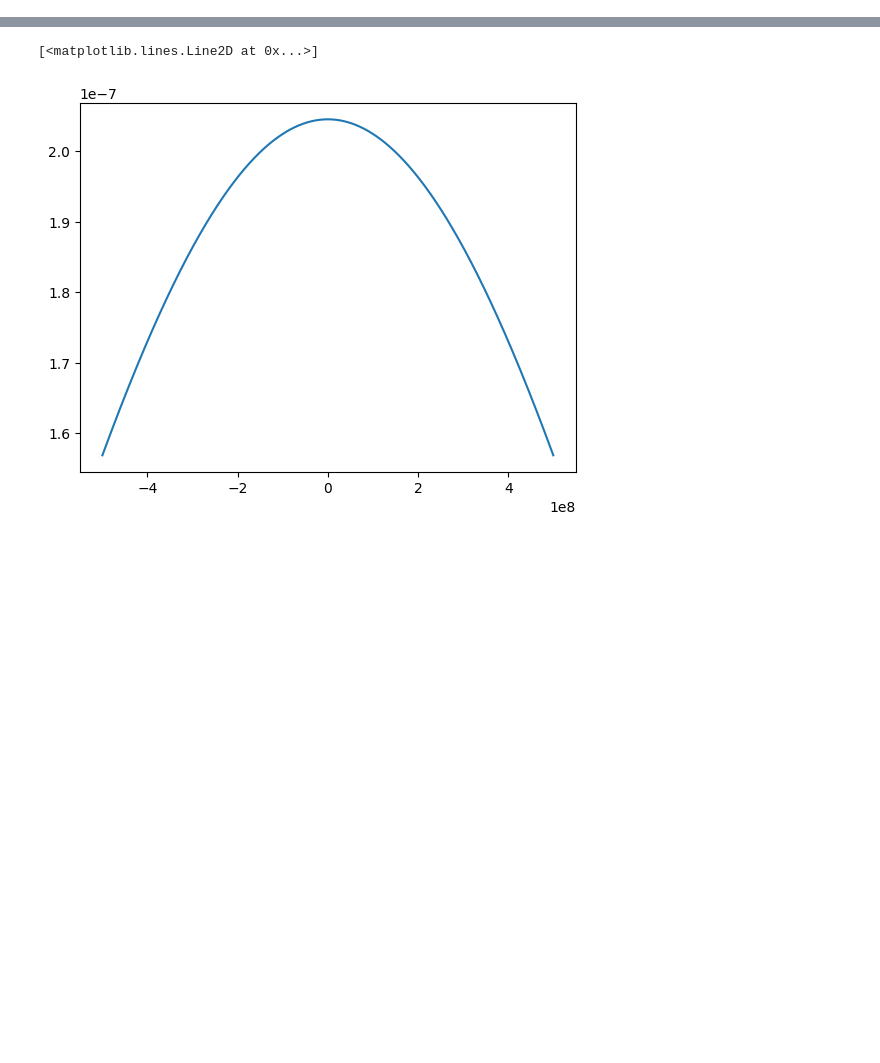
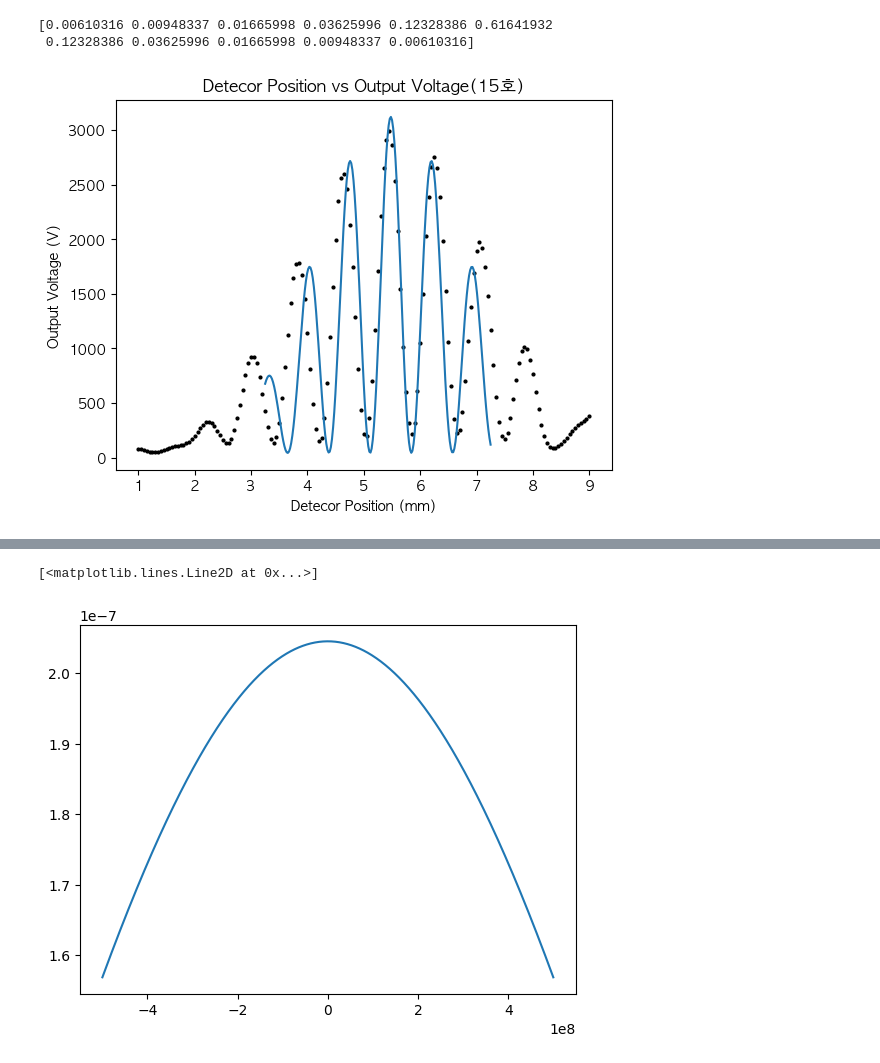
Before and after one commit to IntermidiatePhysicsExperiment/Single-Photon-Interference, a Jupyter notebook: EDA/Slit.ipynb, the cells around one changed output, grey strips where cells are left out. Cells and saved outputs as stored; diff of their text form; code cells hidden in the pictures; blank space fills up the shorter version.

```diff
--- a/EDA/Slit.ipynb
+++ b/EDA/Slit.ipynb
@@ -92,2 +111,9 @@ def simulate(slit_position, slit_type, blocker_position, detector_position):
+# %%
+wavenumber_prob = 1 / (1 + np.linspace(-10, 10, 11)**2)
+wavenumber_prob /= np.sum(wavenumber_prob)
+print(wavenumber_prob)
+# %% [output]
+[0.00610316 0.00948337 0.01665998 0.03625996 0.12328386 0.61641932
+ 0.12328386 0.03625996 0.01665998 0.00948337 0.00610316]
 # %%
 n = 200
@@ -98,3 +149,9 @@ for i in range(n):
+# %%
+ans = np.array(ans)
+plt.plot(detector_position * 1e3 / METER + 5.25, ans * 1e32 /1.1)
+plot_data(15)
+# %% [output]
+[figure, added]
 # %%
 plt.plot(detector_position, ans)
 # %% [output]
```
Also changed, not shown: parts of 9 cells of this notebook, 10 other files.
